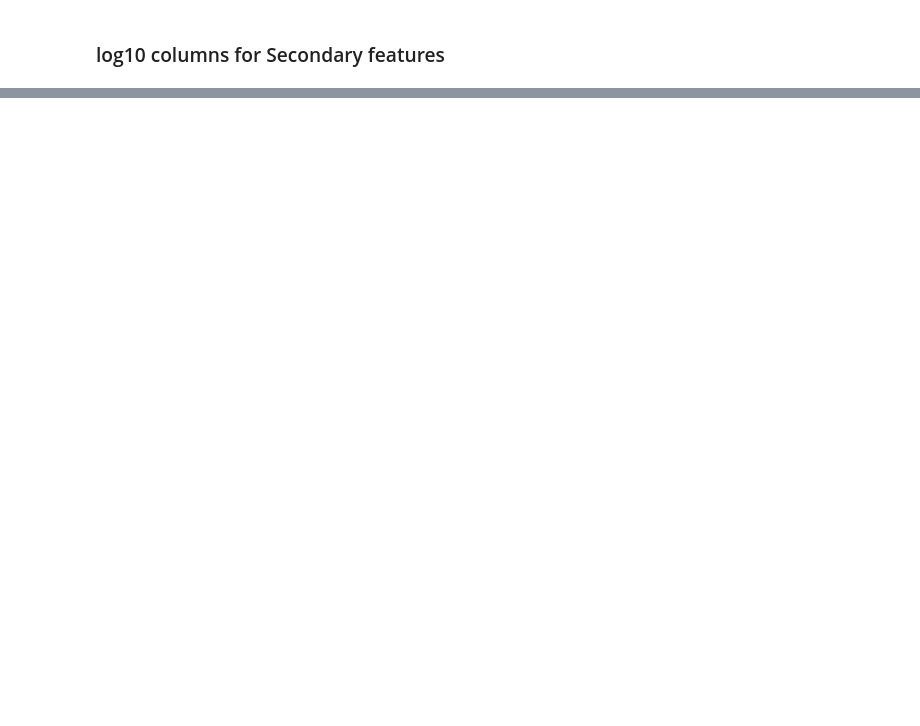
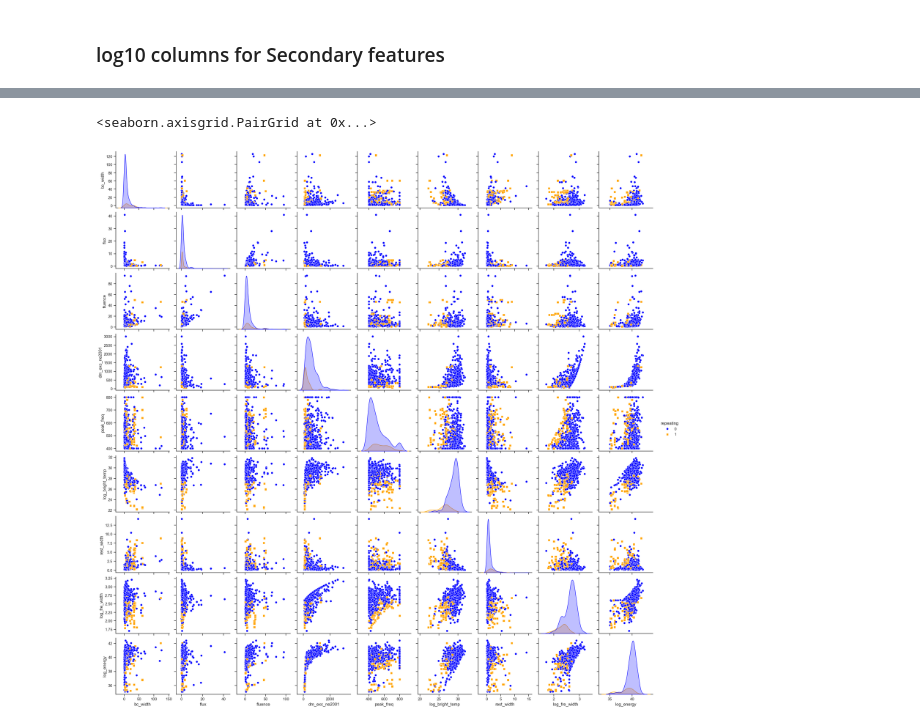
Before and after one commit to cheeku-21/FRBs-Classification, a Jupyter notebook: src/code/features.ipynb, the cells around one changed output, grey strips where cells are left out. Drawn from its saved outputs; the diff is of its cells as text; code cells hidden in the pictures; blank space fills up the shorter version.

```diff
--- a/src/code/features.ipynb
+++ b/src/code/features.ipynb
@@ -165,4 +152,8 @@ df.head()
 # %%
 # verifying the no. of bursts
+
 print(f"Total frbs: {len(df['tns_name'])}, Non-repeating: {np.sum(df['repeating']==0)}, Repeating: {np.sum(df['repeating']==1)}")
+df=df.drop(df[df.energy==0].index)
+df.reset_index(drop=True,inplace=True)
+print(f"Total frbs: {len(df['tns_name'])}, Non-repeating: {np.sum(df['repeating']==0)}, Repeating: {np.sum(df['repeating']==1)}")
 # %% [output]
@@ -172,3 +164,18 @@ Total frbs: 594, Non-repeating: 500, Repeating: 94
 # %%
 col1=df.columns
 col=['repeater_name', 'fre_width', 'redshift', 'rest_width','energy','bright_temp']
+# %%
+logcol=['repeater_name']
+for i in range(1,len(col)):
+    logcol.append('log_'+col[i])
+print(logcol)
+logf=df[col]
+logf.columns=logcol
+for c in logcol[1:]:
+    #print(c)
+    for i in range(len(logf['log_redshift'])):
+        if(logf.loc[i,c]==0):
+            logf.loc[i,c]=0.01
+        #print([c,i,logf.loc[i,c]])
+        logf.loc[i,c]=np.log10(logf.loc[i,c])
+logf.head()
@@ -174,0 +190,7 @@ col=['repeater_name', 'fre_width', 'redshift', 'rest_width','energy','bright_tem
+# %%
+# Save
+
+df=df[col1]
+df=pd.concat([df,logf.iloc[:,1:]],axis=1)
+df.drop(columns=['gl','exp_up','exp_low','bonsai_snr','snr_fitb','flag_frac', 'excluded_flag'],inplace=True)
+df.head()
@@ -174,0 +205,13 @@ col=['repeater_name', 'fre_width', 'redshift', 'rest_width','energy','bright_tem
+# %%
+# changing into ms
+df['bc_width'] *= 1e3
+# df['rest_width'] *= 1e3
+# %%
+# plotting the graph b/w the features
+
+import seaborn as sns
+sns.set(style="ticks")
+sns.pairplot(df[['bc_width','flux','fluence', 'dm_exc_ne2001','peak_freq','log_bright_temp','rest_width','log_fre_width','log_energy','repeating']], hue='repeating', diag_kind='kde', markers=['o', 's'], palette={0: 'blue', 1: 'orange'})
+# %% [output]
+<seaborn.axisgrid.PairGrid at 0x...>
+[figure, added]
```
Also changed, not shown: parts of 7 cells of this notebook, 1 other file.
